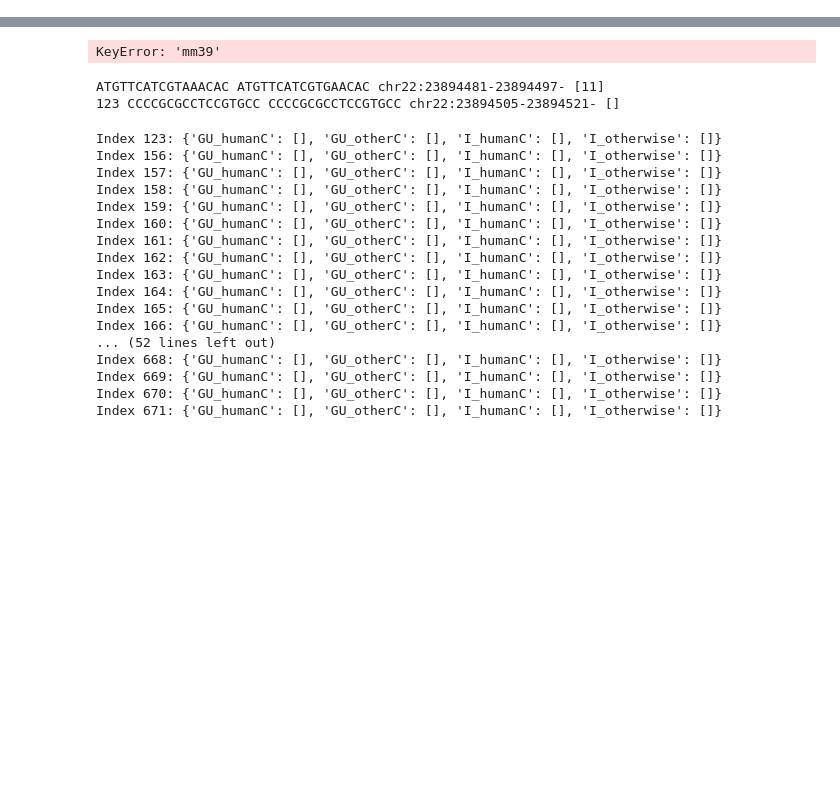
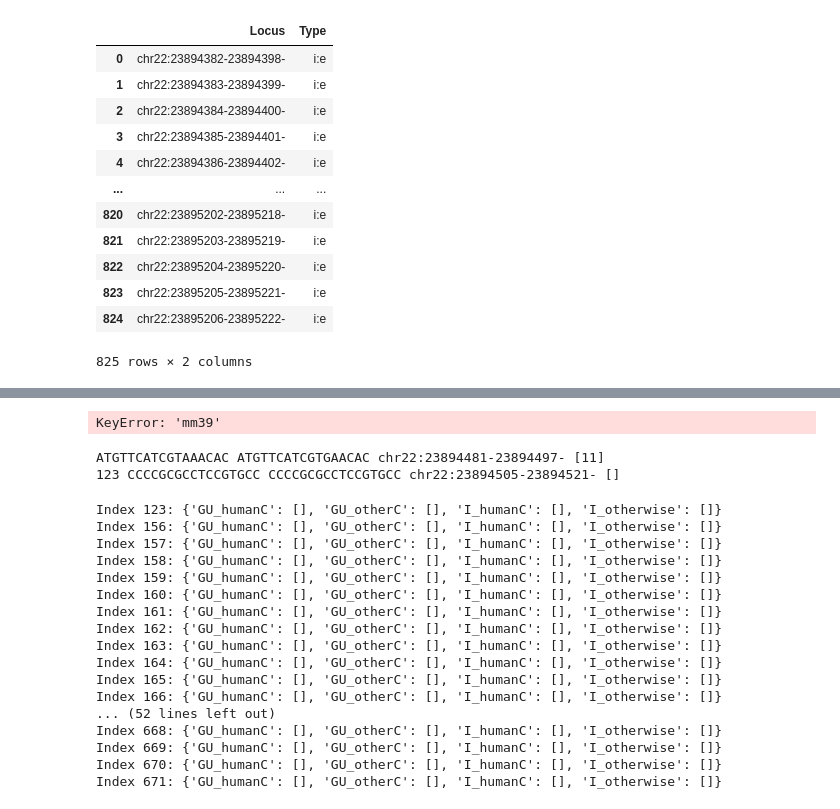
Before and after one commit to Planet-KIM/ASOPIPE, a Jupyter notebook: notebook/test.ipynb, the cells around one changed output, grey strips where cells are left out. Drawn from its saved outputs; the diff is of its cells as text; code cells hidden in the pictures; blank space fills up the shorter version.

Commit message:
[fix] fix the regionType method

```diff
--- a/notebook/test.ipynb
+++ b/notebook/test.ipynb
@@ -11,7 +11,9 @@ if __name__ == "__main__":
     mp.set_start_method("spawn", force=True)   # macOS/Linux 안전
 
     t0   = time.time()
-    aso  = ASOdesign(transid="NM_002415",
+    transid ="NM_133379"#TTN
+    #transid="NM_002415" #MIF
+    aso  = ASOdesign(transid=transid,
                      query_assembly=["mm39","mm10"],
                      ref_assembly="hg38",
                      tile_length=17)
@@ -61 +156,18 @@ dtype: int64
+# %%
+result[["Locus","Type"]]#loc_tmp = locus(f'{loc.chrom}:{loc.chrSta+1}-{loc.chrEnd-1}{loc.strand}')
+#chr22:23894383-23894397-
+# %% [output]
+|  | Locus | Type |
+| 0 | chr22:23894382-23894398- | i:e |
+| 1 | chr22:23894383-23894399- | i:e |
+| 2 | chr22:23894384-23894400- | i:e |
+| 3 | chr22:23894385-23894401- | i:e |
+| 4 | chr22:23894386-23894402- | i:e |
+| ... | ... | ... |
+| 820 | chr22:23895202-23895218- | i:e |
+| 821 | chr22:23895203-23895219- | i:e |
+| 822 | chr22:23895204-23895220- | i:e |
+| 823 | chr22:23895205-23895221- | i:e |
+| 824 | chr22:23895206-23895222- | i:e |
+825 rows × 2 columns
 # %%
```
Also changed, not shown: parts of 12 cells of this notebook, 5 other files.
